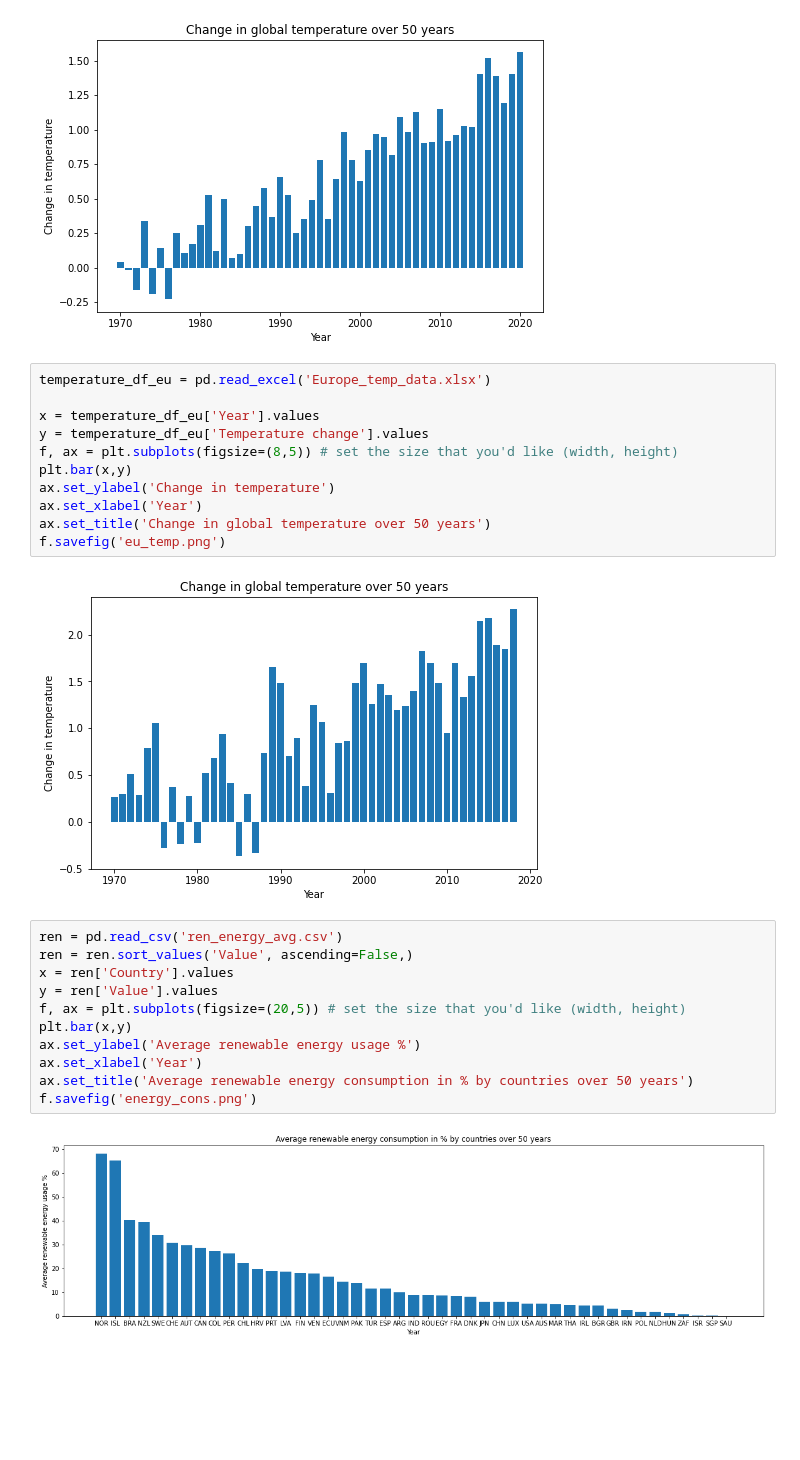
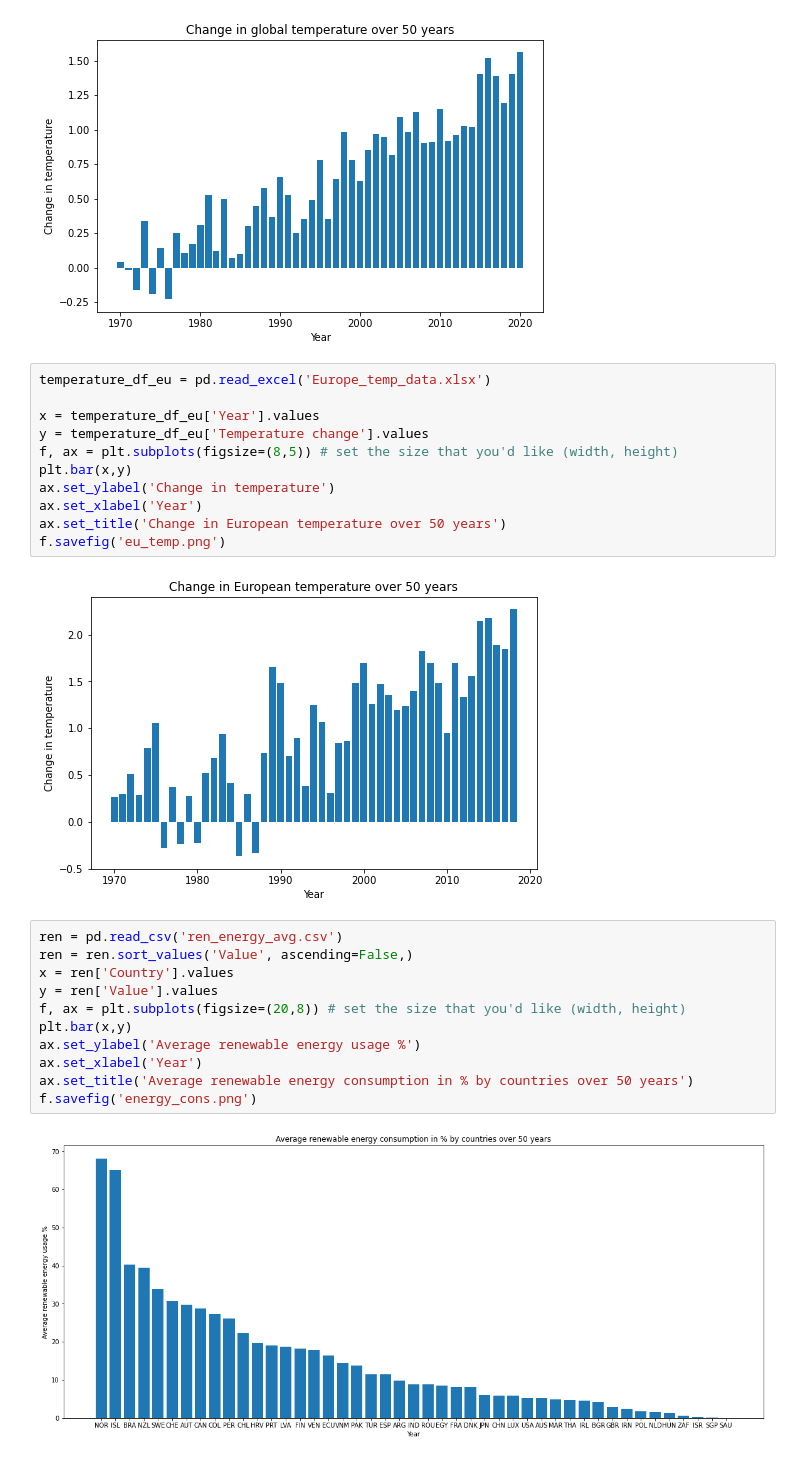
Before and after one commit to agnivchtj/UN-Debate-Corpus, a Jupyter notebook: Dataset Visualizations.ipynb, the cells around one changed output. Cells and saved outputs as stored; diff of their text form; blank space fills up the shorter version.

Commit message:
updated graphs

```diff
--- a/Dataset Visualizations.ipynb
+++ b/Dataset Visualizations.ipynb
@@ -70,20 +70,20 @@ f, ax = plt.subplots(figsize=(8,5)) # set the size that you'd like (width, heigh
 plt.bar(x,y)
 ax.set_ylabel('Change in temperature')
 ax.set_xlabel('Year')
-ax.set_title('Change in global temperature over 50 years')
+ax.set_title('Change in European temperature over 50 years')
 f.savefig('eu_temp.png')
 # %% [output]
-[figure, old version]
+[figure, new version]
 # %%
 ren = pd.read_csv('ren_energy_avg.csv')
 ren = ren.sort_values('Value', ascending=False,)
 x = ren['Country'].values
 y = ren['Value'].values
-f, ax = plt.subplots(figsize=(20,5)) # set the size that you'd like (width, height)
+f, ax = plt.subplots(figsize=(20,8)) # set the size that you'd like (width, height)
 plt.bar(x,y)
 ax.set_ylabel('Average renewable energy usage %')
 ax.set_xlabel('Year')
 ax.set_title('Average renewable energy consumption in % by countries over 50 years')
 f.savefig('energy_cons.png')
 # %% [output]
-[figure, old version]
+[figure, new version]
```
Also changed, not shown: 2 other files.
